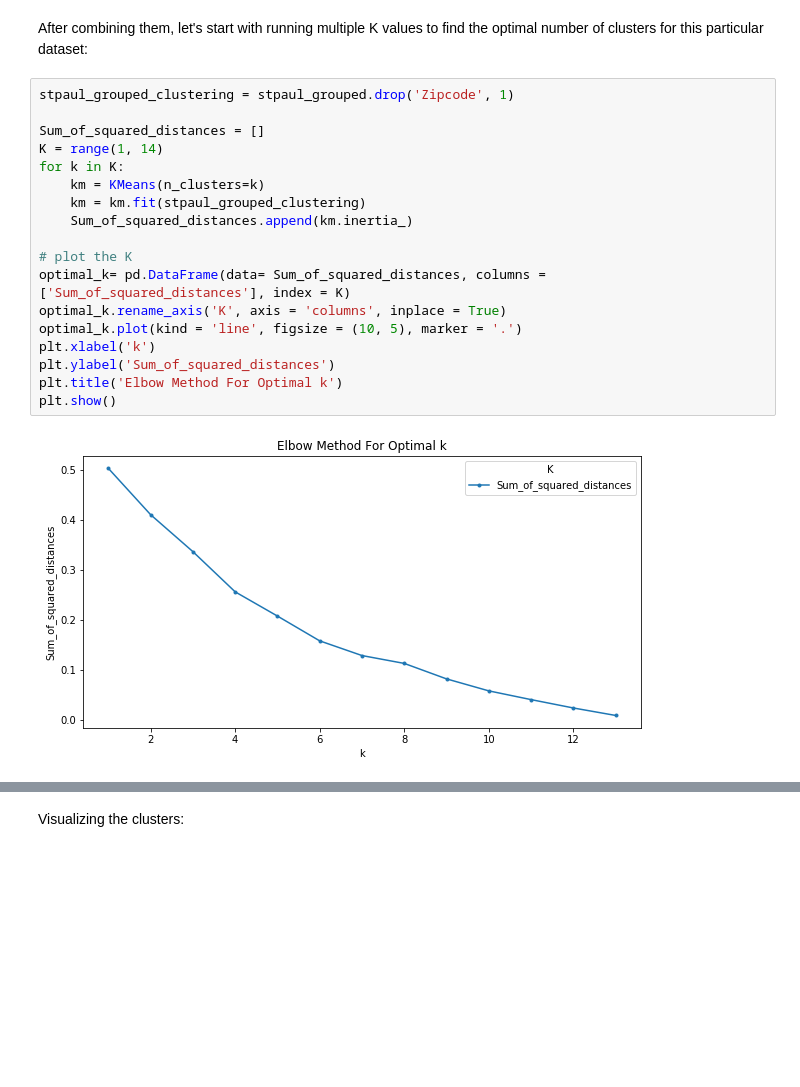
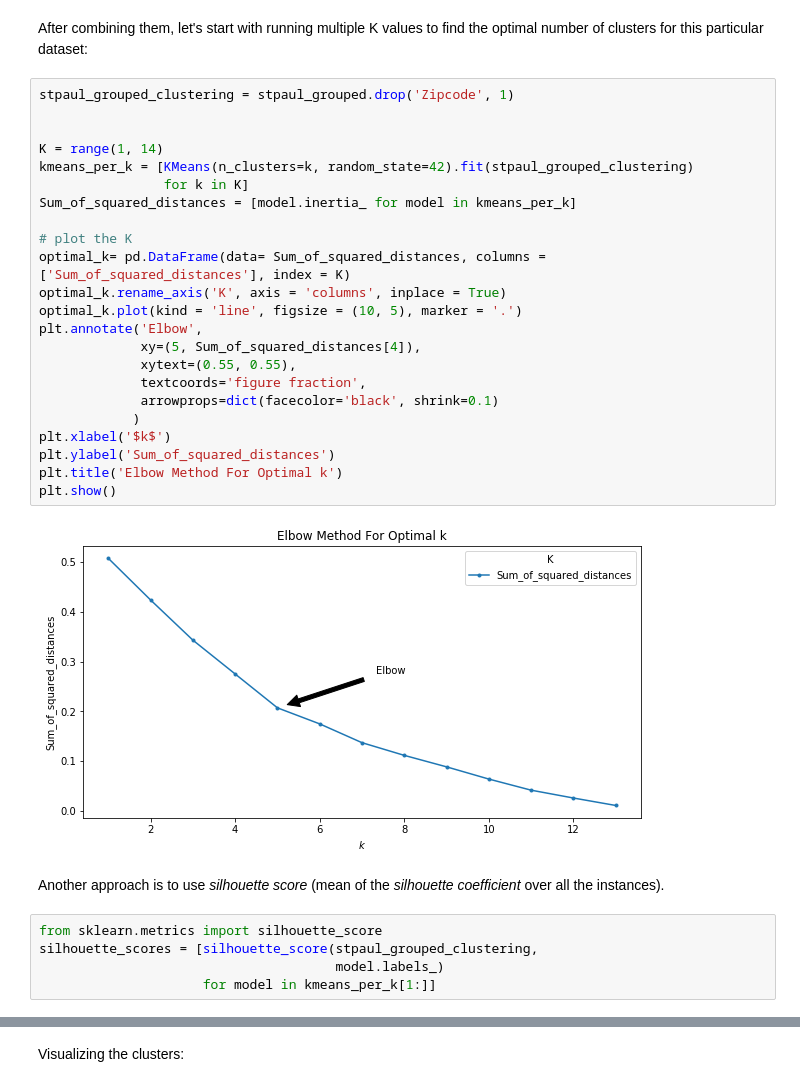
Before and after one commit to atunanggara/Coursera_Capstone, a Jupyter notebook: Capstone-PetStore/Notebook - Finding a New Pet Store Location in St. Paul, MN.ipynb, the cells around one changed output, grey strips where cells are left out. Saved outputs shown, nothing was run; the diff lists cells and outputs as text; blank space fills up the shorter version.

Commit message:
revision with silhouette scores

```diff
--- a/Capstone-PetStore/Notebook - Finding a New Pet Store Location in St. Paul, MN.ipynb
+++ b/Capstone-PetStore/Notebook - Finding a New Pet Store Location in St. Paul, MN.ipynb
@@ -655,20 +660,32 @@ After combining them, let's start with running multiple K values to find the opt
 # %%
 stpaul_grouped_clustering = stpaul_grouped.drop('Zipcode', 1)
 
-Sum_of_squared_distances = []
+
 K = range(1, 14)
-for k in K:
-    km = KMeans(n_clusters=k)
-    km = km.fit(stpaul_grouped_clustering)
-    Sum_of_squared_distances.append(km.inertia_)
+kmeans_per_k = [KMeans(n_clusters=k, random_state=42).fit(stpaul_grouped_clustering)
+                for k in K]
+Sum_of_squared_distances = [model.inertia_ for model in kmeans_per_k]
 
 # plot the K
 optimal_k= pd.DataFrame(data= Sum_of_squared_distances, columns = ['Sum_of_squared_distances'], index = K)
 optimal_k.rename_axis('K', axis = 'columns', inplace = True)
 optimal_k.plot(kind = 'line', figsize = (10, 5), marker = '.')
-plt.xlabel('k')
+plt.annotate('Elbow',
+             xy=(5, Sum_of_squared_distances[4]),
+             xytext=(0.55, 0.55),
+             textcoords='figure fraction',
+             arrowprops=dict(facecolor='black', shrink=0.1)
+            )
+plt.xlabel('$k$')
 plt.ylabel('Sum_of_squared_distances')
 plt.title('Elbow Method For Optimal k')
 plt.show()
 # %% [output]
-[figure, old version]
+[figure, new version]
+# %% [markdown]
+Another approach is to use _silhouette score_ (mean of the _silhouette coefficient_ over all the instances).
+# %%
+from sklearn.metrics import silhouette_score
+silhouette_scores = [silhouette_score(stpaul_grouped_clustering,
+                                      model.labels_)
+                     for model in kmeans_per_k[1:]]
```
Also changed, not shown: parts of 51 cells of this notebook, 2 other files.
